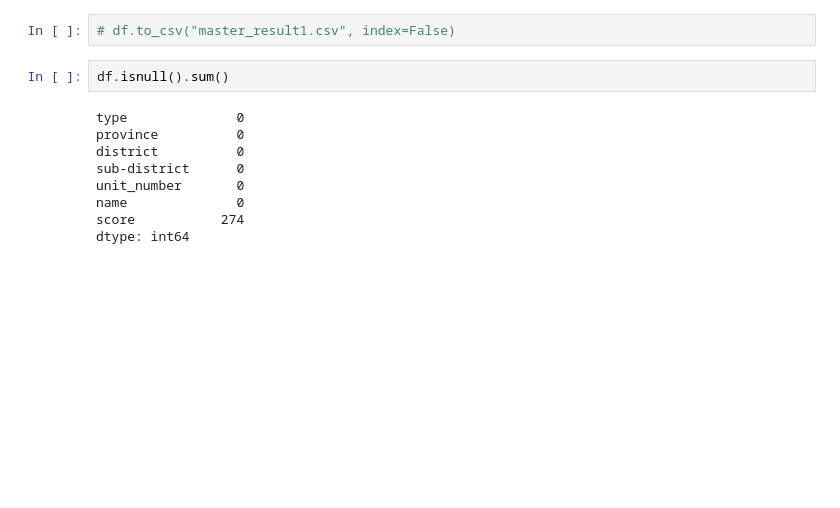
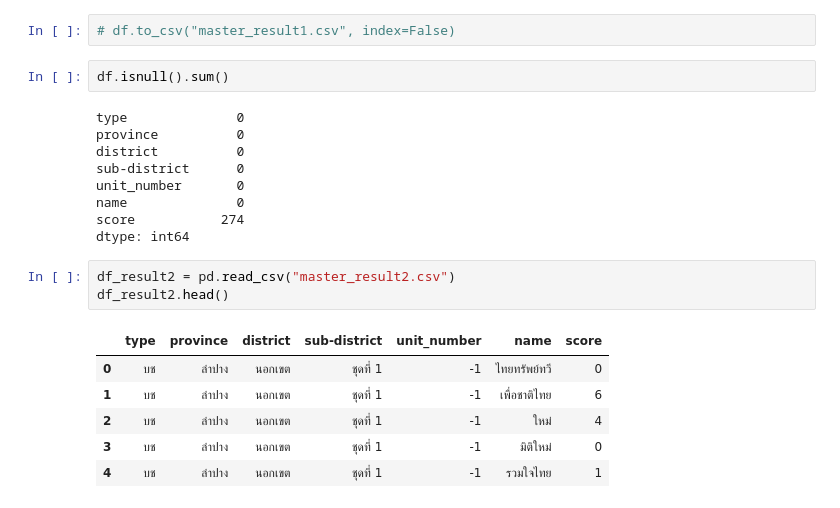
Before and after one commit to PhoengZ/lampang-area2-analyze, a Jupyter notebook: src/Clena_master_results1.ipynb, the cells around one changed output. Cells and saved outputs as stored; diff of their text form; blank space fills up the shorter version.

Commit message:
Get all unit in lampang area 2

```diff
--- a/src/Clena_master_results1.ipynb
+++ b/src/Clena_master_results1.ipynb
@@ -762,3 +704,13 @@ unit_number       0
 name              0
 score           274
 dtype: int64
+# %%
+df_result2 = pd.read_csv("master_result2.csv")
+df_result2.head()
+# %% [output]
+|  | type | province | district | sub-district | unit_number | name | score |
+| 0 | บช | ลำปาง | นอกเขต | ชุดที่ 1 | -1 | ไทยทรัพย์ทวี | 0 |
+| 1 | บช | ลำปาง | นอกเขต | ชุดที่ 1 | -1 | เพื่อชาติไทย | 6 |
+| 2 | บช | ลำปาง | นอกเขต | ชุดที่ 1 | -1 | ใหม่ | 4 |
+| 3 | บช | ลำปาง | นอกเขต | ชุดที่ 1 | -1 | มิติใหม่ | 0 |
+| 4 | บช | ลำปาง | นอกเขต | ชุดที่ 1 | -1 | รวมใจไทย | 1 |
```
Also changed, not shown: parts of 28 cells of this notebook, 3 other files.
